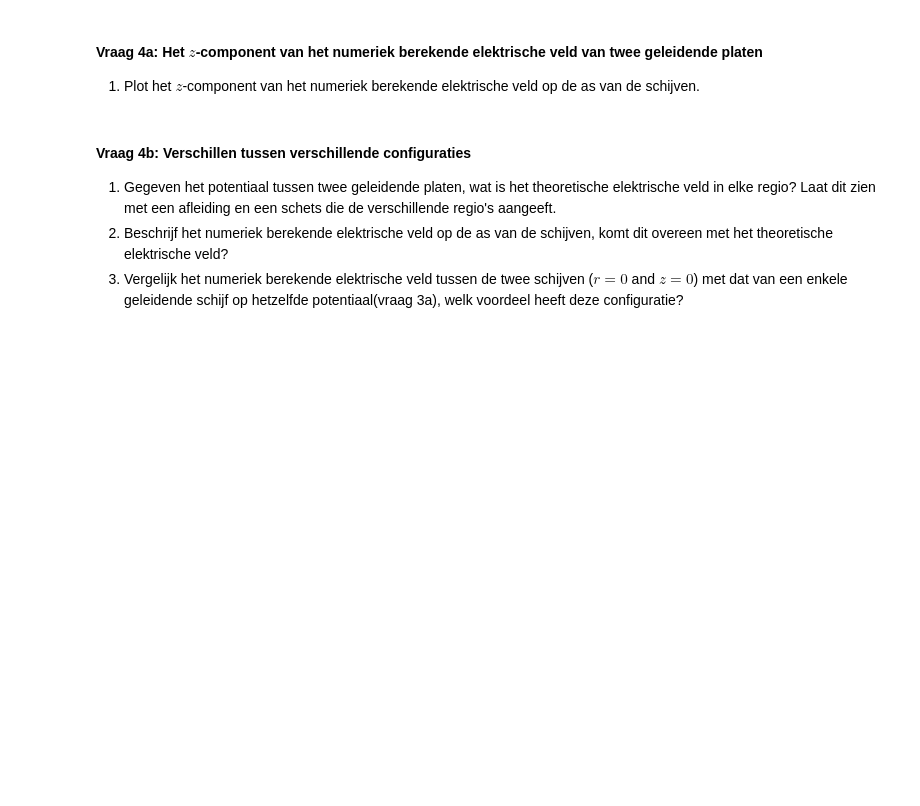
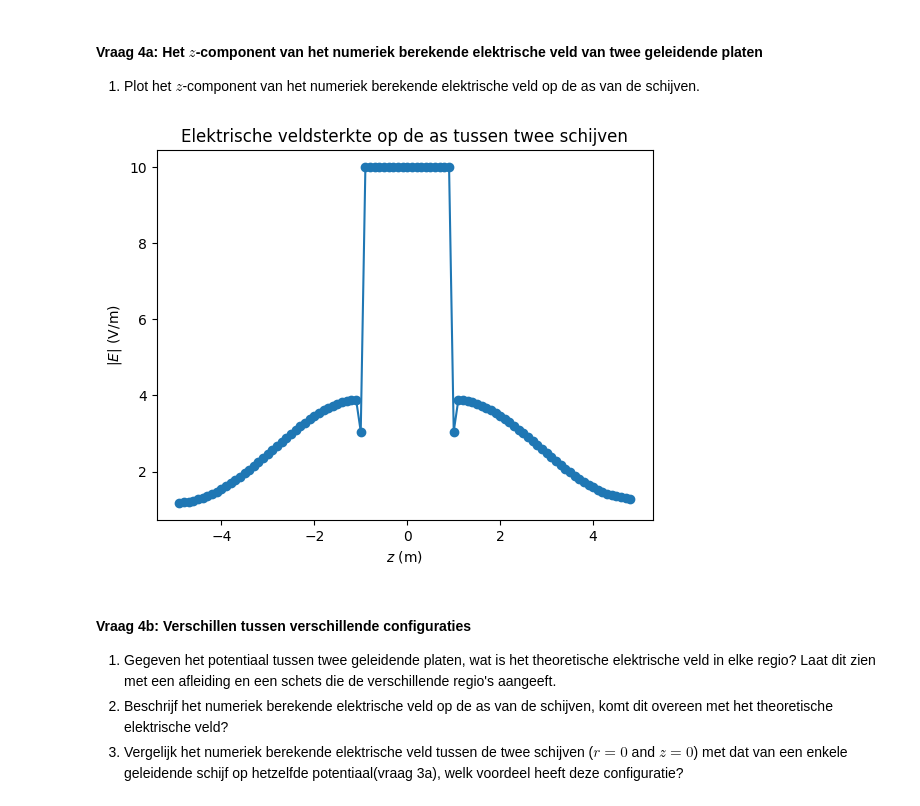
Before and after one commit to wobsen/opdrachten-DEF-D, a Jupyter notebook: DigitaleOntwerpopdrachten/1CondensatorOpdracht/CondensatorOntwerpopdracht.ipynb, the cells around one changed output. Cells and saved outputs as stored; diff of their text form; code cells hidden in the pictures; blank space fills up the shorter version.

```diff
--- a/DigitaleOntwerpopdrachten/1CondensatorOpdracht/CondensatorOntwerpopdracht.ipynb
+++ b/DigitaleOntwerpopdrachten/1CondensatorOpdracht/CondensatorOntwerpopdracht.ipynb
@@ -532,9 +533,14 @@ plot_results_disk(Ez, Er, normE, V, r, z, grid_step, disk_radius, z_pos_disk1, z
 
 1. Plot het $z$-component van het numeriek berekende elektrische veld op de as van de schijven.
 # %%
-###
-###your code here###
-###
+plt.figure()
+plt.plot(z_for_E, normE[:, idx_r_zero], "o-", label="numeriek veld op z=0 m")
+plt.xlabel(r'$z$ (m)')
+plt.ylabel(r'$|E|$ (V/m)')
+plt.title('Elektrische veldsterkte op de as tussen twee schijven')
+plt.show()
+# %% [output]
+[figure, added]
 # %% [markdown]
 #### Vraag 4b: Verschillen tussen verschillende configuraties
 
```
Also changed, not shown: parts of 10 cells of this notebook.
